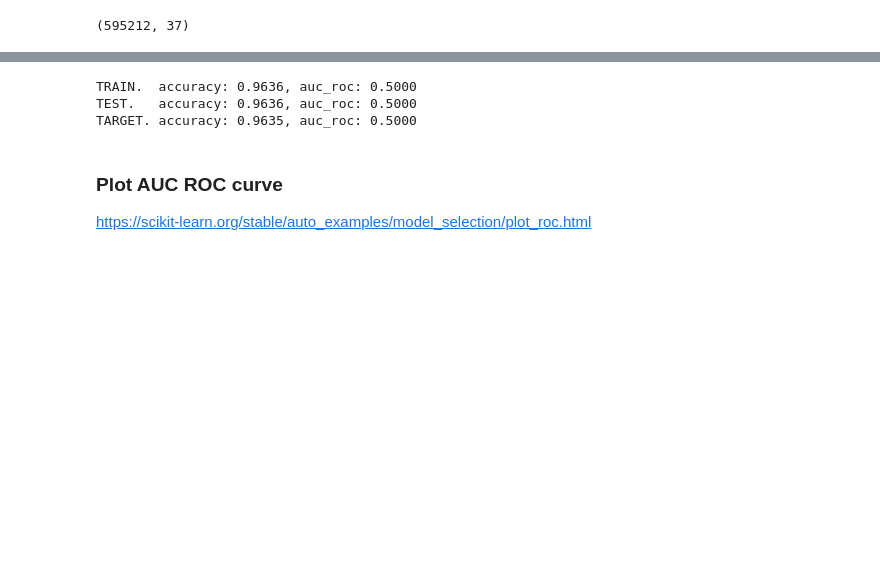
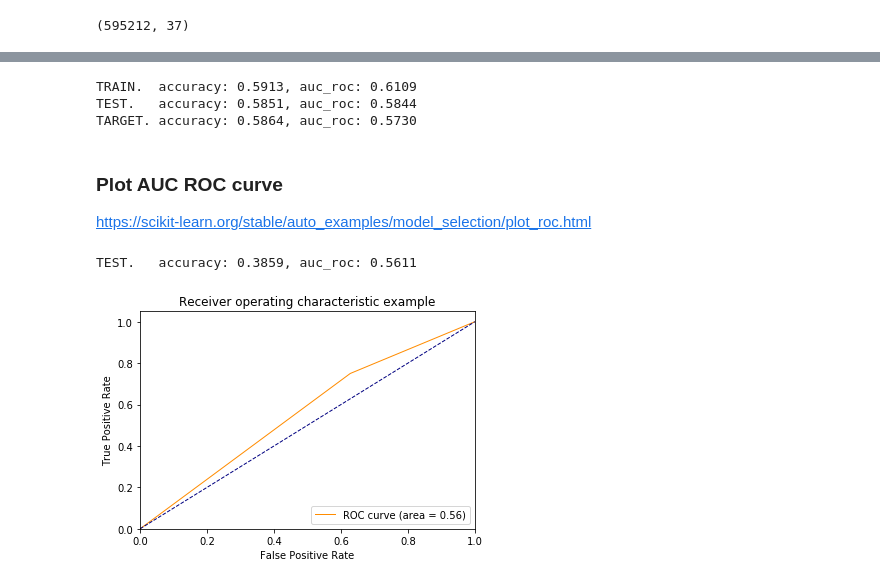
Before and after one commit to sergred/unit-tests-ml-python, a Jupyter notebook: notebooks/example-driver.ipynb, the cells around one changed output, grey strips where cells are left out. Saved outputs shown, nothing was run; the diff lists cells and outputs as text; code cells hidden in the pictures; blank space fills up the shorter version.

Commit message:
Fixes, need to extract seguro data files first

```diff
--- a/notebooks/example-driver.ipynb
+++ b/notebooks/example-driver.ipynb
@@ -32,11 +36,11 @@ def filter_columns(data):
     columns = [col for col in columns if col not in ['id', 'target']]
     categorical = [col for col in columns if 'cat' in col]
     ordinal = [col for col in columns if ('cat' not in col) and ('bin' not in col)]
-    return X, categorical, ordinal
+    return data[columns], categorical, ordinal
 
 X, categorical, ordinal = filter_columns(train)
 y = train['target']
-print(X_train.shape)
+print(X.shape)
 # %% [output]
 (595212, 37)
 # %%
@@ -95,7 +99,7 @@ def create_model(size_1, size_2):
     ])
 
     nn.compile(optimizer='adam',
-                  loss='categorical_crossentropy',
+                  loss='sparse_categorical_crossentropy',
                   metrics=['accuracy'])
     return nn
 
@@ -115,8 +119,9 @@ params = {
 
 from imblearn.over_sampling import SMOTE, ADASYN
 from imblearn.under_sampling import RandomUnderSampler
-os = RandomUnderSampler(random_state=0)
-X_resampled, y_resampled = os.fit_resample(X_train, y_train)
+
+sampler = RandomUnderSampler(random_state=0)
+X_resampled, y_resampled = sampler.fit_resample(X_train, y_train)
 X_resampled = pd.DataFrame(X_resampled, columns=X_train.columns)
 print(X_train.shape, X_resampled.shape)
 print(np.sum(y_train), np.sum(y_resampled))
@@ -143,47 +159,67 @@ print("TRAIN.  accuracy: %.4f, auc_roc: %.4f" % (acc_on_train_data, aucroc_on_tr
 print("TEST.   accuracy: %.4f, auc_roc: %.4f" % (acc_on_noncorrupted_test_data, aucroc_on_noncorrupted_test_data))
 print("TARGET. accuracy: %.4f, auc_roc: %.4f" % (acc_on_noncorrupted_target_data, aucroc_on_noncorrupted_target_data))
 # %% [output]
-TRAIN.  accuracy: 0.9636, auc_roc: 0.5000
-TEST.   accuracy: 0.9636, auc_roc: 0.5000
-TARGET. accuracy: 0.9635, auc_roc: 0.5000
+TRAIN.  accuracy: 0.5913, auc_roc: 0.6109
+TEST.   accuracy: 0.5851, auc_roc: 0.5844
+TARGET. accuracy: 0.5864, auc_roc: 0.5730
 # %% [markdown]
 ### Plot AUC ROC curve
 https://scikit-learn.org/stable/auto_examples/model_selection/plot_roc.html
+# %%
+from copy import deepcopy
+
+mask = lambda x: (x['ps_ind_14'] <= 1) | (x['ps_ind_15'] <= 1)
+
+def corrupt(data, mask):
+    corrupted_data = deepcopy(data)
+    corrupted_data['ps_ind_02_cat'][mask] = 1
+    corrupted_data['ps_ind_04_cat'][mask] = 1
+    corrupted_data['ps_ind_05_cat'][mask] = 1
+    return corrupted_data
+
+corrupted_X_test = corrupt(X_test, mask(X_test))
 # %%
 from sklearn.metrics import roc_curve, auc
 
 predicted = clf.predict(corrupted_X_test)
 # predicted_proba = clf.predict_proba(corrupted_X_test)
+
+acc_on_corrupted_test_data = accuracy_score(y_test, predicted)
+aucroc_on_corrupted_test_data = roc_auc_score(y_test, predicted)
+print("TEST.   accuracy: %.4f, auc_roc: %.4f" % (acc_on_corrupted_test_data, aucroc_on_corrupted_test_data))
 
 # Compute ROC curve and ROC area for each class
 fpr = dict()
 tpr = dict()
 roc_auc = dict()
 n_classes = np.unique(y).shape[0]
 for i in range(n_classes):
     fpr[i], tpr[i], _ = roc_curve(y_test, predicted)
     roc_auc[i] = auc(fpr[i], tpr[i])
 
 # Compute micro-average ROC curve and ROC area
 fpr["micro"], tpr["micro"], _ = roc_curve(y_test.ravel(), predicted.ravel())
 roc_auc["micro"] = auc(fpr["micro"], tpr["micro"])
 lw = 1
 
 plt.figure()
 plt.plot(fpr[0], tpr[0], color='darkorange', lw=lw, label='ROC curve (area = %0.2f)' % roc_auc[0])
 plt.plot([0, 1], [0, 1], color='navy', lw=lw, linestyle='--')
 plt.xlim([0.0, 1.0])
 plt.ylim([0.0, 1.05])
 plt.xlabel('False Positive Rate')
 plt.ylabel('True Positive Rate')
 plt.title('Receiver operating characteristic example')
 plt.legend(loc="lower right")
 plt.show()
 
 # import scikitplot as skplt
 
 # skplt.metrics.plot_roc_curve(y_test, predicted_proba)
 # plt.show()
+# %% [output]
+TEST.   accuracy: 0.3859, auc_roc: 0.5611
+[figure, added]
 # %%
 from sklearn.linear_model import BayesianRidge, LinearRegression
 from scipy.stats import entropy
```
Also changed, not shown: parts of 8 cells of this notebook, 2 other files.
